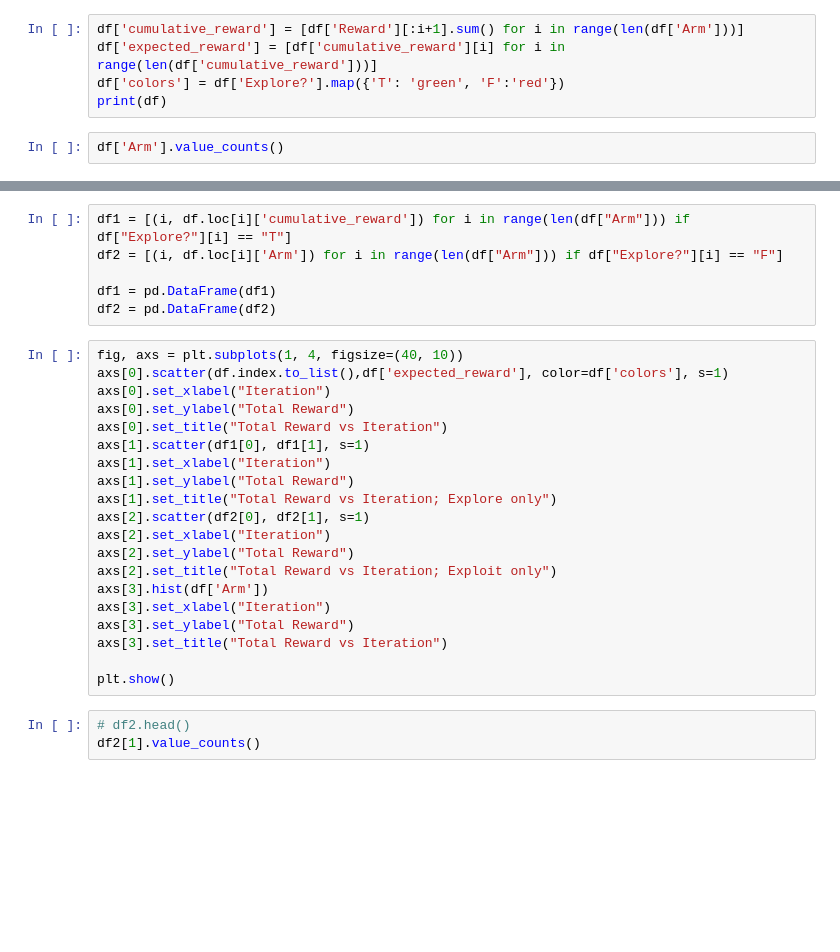
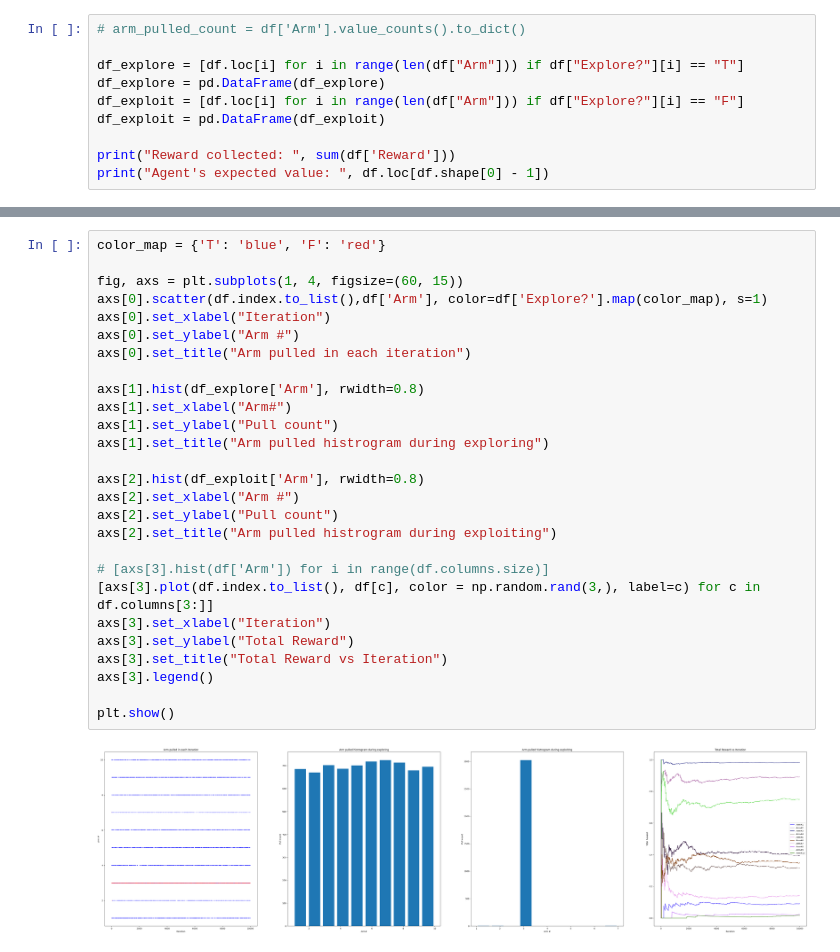
Before and after one commit to chawitsup/DRL-HW1-Multiarm-Bandit, a Jupyter notebook: parse_log_file.ipynb, the cells around one changed output, grey strips where cells are left out. Cells and saved outputs as stored; diff of their text form; blank space fills up the shorter version.

Commit message:
Collect experimental data

```diff
--- a/parse_log_file.ipynb
+++ b/parse_log_file.ipynb
@@ -20,7 +32,10 @@ ValueError: 3 columns passed, passed data had 13 columns
-# %%
-df['cumulative_reward'] = [df['Reward'][:i+1].sum() for i in range(len(df['Arm']))]
-df['expected_reward'] = [df['cumulative_reward'][i] for i in range(len(df['cumulative_reward']))]
-df['colors'] = df['Explore?'].map({'T': 'green', 'F':'red'})
-print(df)
 # %%
-df['Arm'].value_counts()
+# arm_pulled_count = df['Arm'].value_counts().to_dict()
+
+df_explore = [df.loc[i] for i in range(len(df["Arm"])) if df["Explore?"][i] == "T"]
+df_explore = pd.DataFrame(df_explore)
+df_exploit = [df.loc[i] for i in range(len(df["Arm"])) if df["Explore?"][i] == "F"]
+df_exploit = pd.DataFrame(df_exploit)
+
+print("Reward collected: ", sum(df['Reward']))
+print("Agent's expected value: ", df.loc[df.shape[0] - 1])
@@ -27,29 +58,29 @@ df['Arm'].value_counts()
-# %%
-df1 = [(i, df.loc[i]['cumulative_reward']) for i in range(len(df["Arm"])) if df["Explore?"][i] == "T"]
-df2 = [(i, df.loc[i]['Arm']) for i in range(len(df["Arm"])) if df["Explore?"][i] == "F"]
-
-df1 = pd.DataFrame(df1)
-df2 = pd.DataFrame(df2)
 # %%
-fig, axs = plt.subplots(1, 4, figsize=(40, 10))
-axs[0].scatter(df.index.to_list(),df['expected_reward'], color=df['colors'], s=1)
+color_map = {'T': 'blue', 'F': 'red'}
+
+fig, axs = plt.subplots(1, 4, figsize=(60, 15))
+axs[0].scatter(df.index.to_list(),df['Arm'], color=df['Explore?'].map(color_map), s=1)
 axs[0].set_xlabel("Iteration")
-axs[0].set_ylabel("Total Reward")
-axs[0].set_title("Total Reward vs Iteration")
-axs[1].scatter(df1[0], df1[1], s=1)
-axs[1].set_xlabel("Iteration")
-axs[1].set_ylabel("Total Reward")
-axs[1].set_title("Total Reward vs Iteration; Explore only")
-axs[2].scatter(df2[0], df2[1], s=1)
-axs[2].set_xlabel("Iteration")
-axs[2].set_ylabel("Total Reward")
-axs[2].set_title("Total Reward vs Iteration; Exploit only")
-axs[3].hist(df['Arm'])
+axs[0].set_ylabel("Arm #")
+axs[0].set_title("Arm pulled in each iteration")
+
+axs[1].hist(df_explore['Arm'], rwidth=0.8)
+axs[1].set_xlabel("Arm#")
+axs[1].set_ylabel("Pull count")
+axs[1].set_title("Arm pulled histrogram during exploring")
+
+axs[2].hist(df_exploit['Arm'], rwidth=0.8)
+axs[2].set_xlabel("Arm #")
+axs[2].set_ylabel("Pull count")
+axs[2].set_title("Arm pulled histrogram during exploiting")
+
+# [axs[3].hist(df['Arm']) for i in range(df.columns.size)]
+[axs[3].plot(df.index.to_list(), df[c], color = np.random.rand(3,), label=c) for c in df.columns[3:]]
 axs[3].set_xlabel("Iteration")
 axs[3].set_ylabel("Total Reward")
 axs[3].set_title("Total Reward vs Iteration")
+axs[3].legend()
 
 plt.show()
+# %% [output]
+[figure, added]
-# %%
-# df2.head()
-df2[1].value_counts()
```
Also changed, not shown: parts of 3 cells of this notebook, 14 other files.
